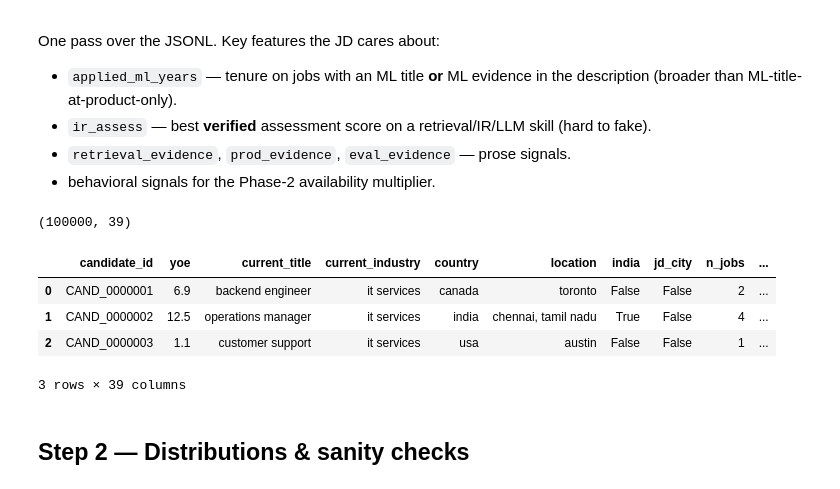
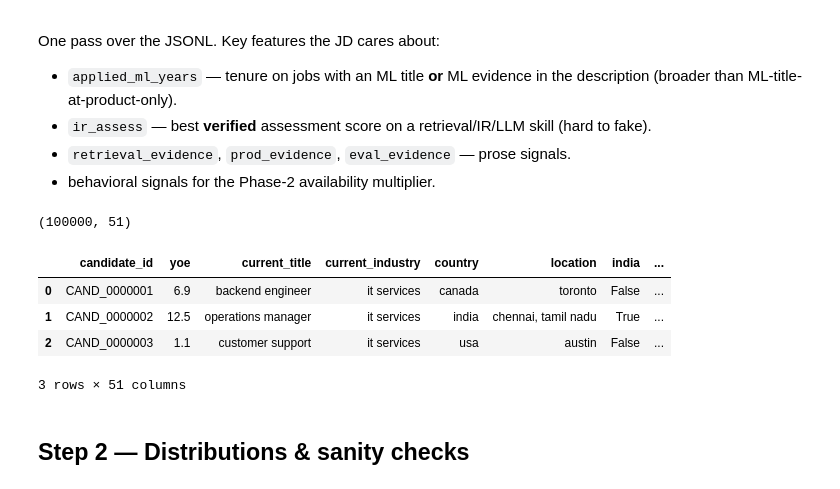
Before and after one commit to vinamravinay12/indiarun_datachallenge, a Jupyter notebook: explore.ipynb, the cells around one changed output. Saved outputs shown, nothing was run; the diff lists cells and outputs as text; code cells hidden in the pictures.

```diff
--- a/explore.ipynb
+++ b/explore.ipynb
@@ -102,16 +149,32 @@ with open(DATA) as f:
         loc=lc(p.get('location')); ctry=lc(p.get('country'))
         all_desc=' '.join(lc(j.get('description')) for j in ch)
         all_titles=' '.join(lc(j.get('title')) for j in ch)+' '+cur_title
+        company_text=' '.join(lc(j.get('company')) for j in ch)
+        career_text=all_desc+' '+all_titles+' '+company_text
         text=summary+' '+all_desc+' '+all_titles
         sk_names=[lc(s.get('name')) for s in skills if isinstance(s,dict)]
+        skill_text=' '.join(sk_names)
         durs=[j.get('duration_months') for j in ch if isinstance(j.get('duration_months'),(int,float))]
         avg_stint=(sum(durs)/len(durs)) if durs else None
         short_stints=sum(1 for d in durs if d and d<20)
-        # broader applied-ML tenure: ML title OR ML evidence in that job's description
+        # Career mix by tenure: product-company operating context is a plus; service-only is a mild negative.
         applied_ml_months=0
+        service_months=0
+        product_months=0
+        career_months=0
         for j in ch:
             t=lc(j.get('title')); jd=lc(j.get('description')); d=j.get('duration_months') or 0
+            ind=lc(j.get('industry')); comp=lc(j.get('company'))
+            career_months += d
+            is_service = ind in SERVICE_INDS or any(cf in comp for cf in CONSULTING)
+            is_product = ind in PRODUCT_INDS
+            if is_service: service_months += d
+            if is_product: product_months += d
             if any(m in t for m in ML_TITLE) or any(ph in jd for ph in ML_EVIDENCE): applied_ml_months+=d
+        service_share = service_months / career_months if career_months else 0
+        product_share = product_months / career_months if career_months else 0
+        service_only_career = bool(ch) and service_months == career_months and product_months == 0
+        prior_india_work_signal = any(ci in career_text for ci in INDIA_CITIES) or 'india' in career_text or any(emp in company_text for emp in INDIA_EMPLOYER_HINTS)
         # verified retrieval/IR/LLM competency from assessment scores
         ass=sig.get('skill_assessment_scores',{}) or {}
         ir_scores=[v for k,v in ass.items() if any(tk in k.lower() for tk in IR_ASSESS_TOKENS)]
@@ -125,47 +188,56 @@ with open(DATA) as f:
             current_industry=lc(p.get('current_industry')),
             country=ctry, location=loc,
             india=(ctry=='india') or any(ci in loc for ci in INDIA_CITIES),
+            prior_india_work_signal=prior_india_work_signal,
             jd_city=any(ci in loc for ci in JD_CITIES),
             n_jobs=len(ch), avg_stint_months=avg_stint, short_stints=short_stints,
+            career_months=career_months, service_months=service_months, product_months=product_months,
+            service_share=round(service_share,3), product_share=round(product_share,3),
+            service_only_career=service_only_career,
             applied_ml_years=round(applied_ml_months/12,2),
             ir_assess=ir_assess,
             is_ml_title=any(m in cur_title for m in ML_TITLE),
             is_noneng_title=any(nt in cur_title for nt in NONENG_TITLES),
             consulting_only=bool(ch) and all(any(cf in lc(j.get('company')) for cf in CONSULTING) for j in ch),
             in_product_now=lc(p.get('current_industry')) in PRODUCT_INDS,
             ml_evidence=count_hits(text, ML_EVIDENCE),
             retrieval_evidence=count_hits(text, RETRIEVAL_EVIDENCE),
+            vector_infra_evidence=count_hits(text, VECTOR_INFRA),
             prod_evidence=count_hits(text, PROD_EVIDENCE),
             eval_evidence=count_hits(text, EVAL_EVIDENCE),
+            python_evidence=count_hits(text, PYTHON_EVIDENCE),
+            nice_to_have_hits=count_hits(text, NICE_TO_HAVE),
+            framework_demo_hits=count_hits(text, FRAMEWORK_DEMO),
+            external_validation_hits=count_hits(text, EXTERNAL_VALIDATION),
             llm_recent_hits=count_hits(text, LLM_RECENT),
             research_hits=count_hits(text, RESEARCH_HINT),
-            cv_speech_hits=count_hits(' '.join(sk_names)+' '+text, CV_SPEECH),
+            cv_speech_hits=count_hits(text, CV_SPEECH),
             nlp_present=('nlp' in text or 'retrieval' in text or 'language model' in text or 'information retrieval' in text),
             ai_skill_count=sum(1 for s in sk_names if any(k==s or k in s for k in AI_SKILL_KW)),
             n_skills=len(sk_names),
             edu_tier=(edu[0].get('tier') if edu else None),
             response_rate=sig.get('recruiter_response_rate'),
             days_inactive=days_inactive,
             open_to_work=sig.get('open_to_work_flag'),
             notice_days=sig.get('notice_period_days'),
             willing_relocate=sig.get('willing_to_relocate'),
             interview_completion=sig.get('interview_completion_rate'),
             offer_acceptance=sig.get('offer_acceptance_rate'),
             github=sig.get('github_activity_score'),
             completeness=sig.get('profile_completeness_score'),
             saved_30d=sig.get('saved_by_recruiters_30d'),
             assess_avg=(np.mean(list(ass.values())) if ass else None),
         ))
 df=pd.DataFrame(rows)
 print(df.shape)
 df.head(3)
 # %% [output]
-(100000, 39)
+(100000, 51)
-|  | candidate_id | yoe | current_title | current_industry | country | location | india | jd_city | n_jobs | ... |
-| 0 | CAND_0000001 | 6.9 | backend engineer | it services | canada | toronto | False | False | 2 | ... |
-| 1 | CAND_0000002 | 12.5 | operations manager | it services | india | chennai, tamil nadu | True | False | 4 | ... |
-| 2 | CAND_0000003 | 1.1 | customer support | it services | usa | austin | False | False | 1 | ... |
+|  | candidate_id | yoe | current_title | current_industry | country | location | india | ... |
+| 0 | CAND_0000001 | 6.9 | backend engineer | it services | canada | toronto | False | ... |
+| 1 | CAND_0000002 | 12.5 | operations manager | it services | india | chennai, tamil nadu | True | ... |
+| 2 | CAND_0000003 | 1.1 | customer support | it services | usa | austin | False | ... |
-3 rows × 39 columns
+3 rows × 51 columns
 # %% [markdown]
 ## Step 2 — Distributions & sanity checks
 # %%
```
Also changed, not shown: parts of 10 cells of this notebook, 1 other file.
